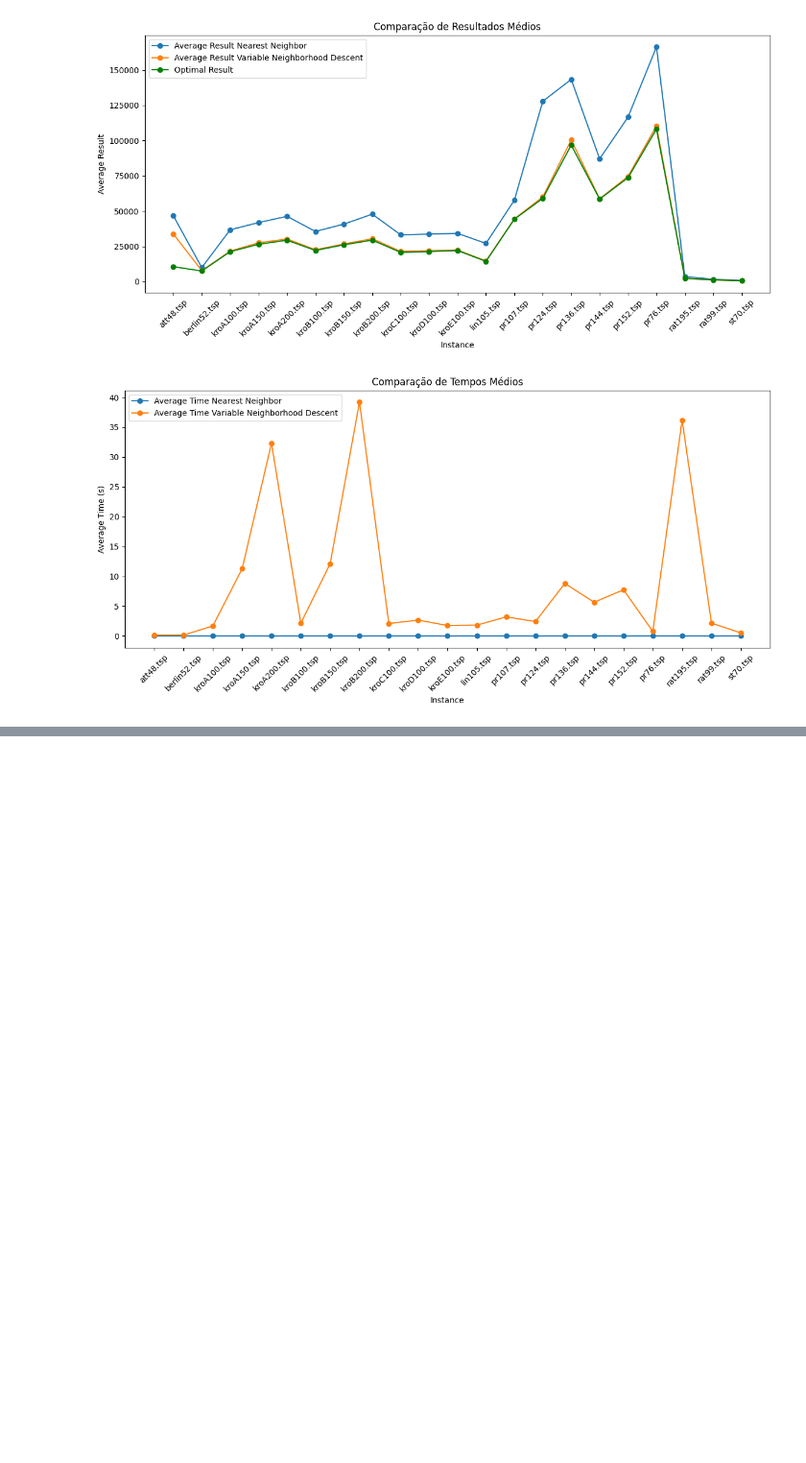
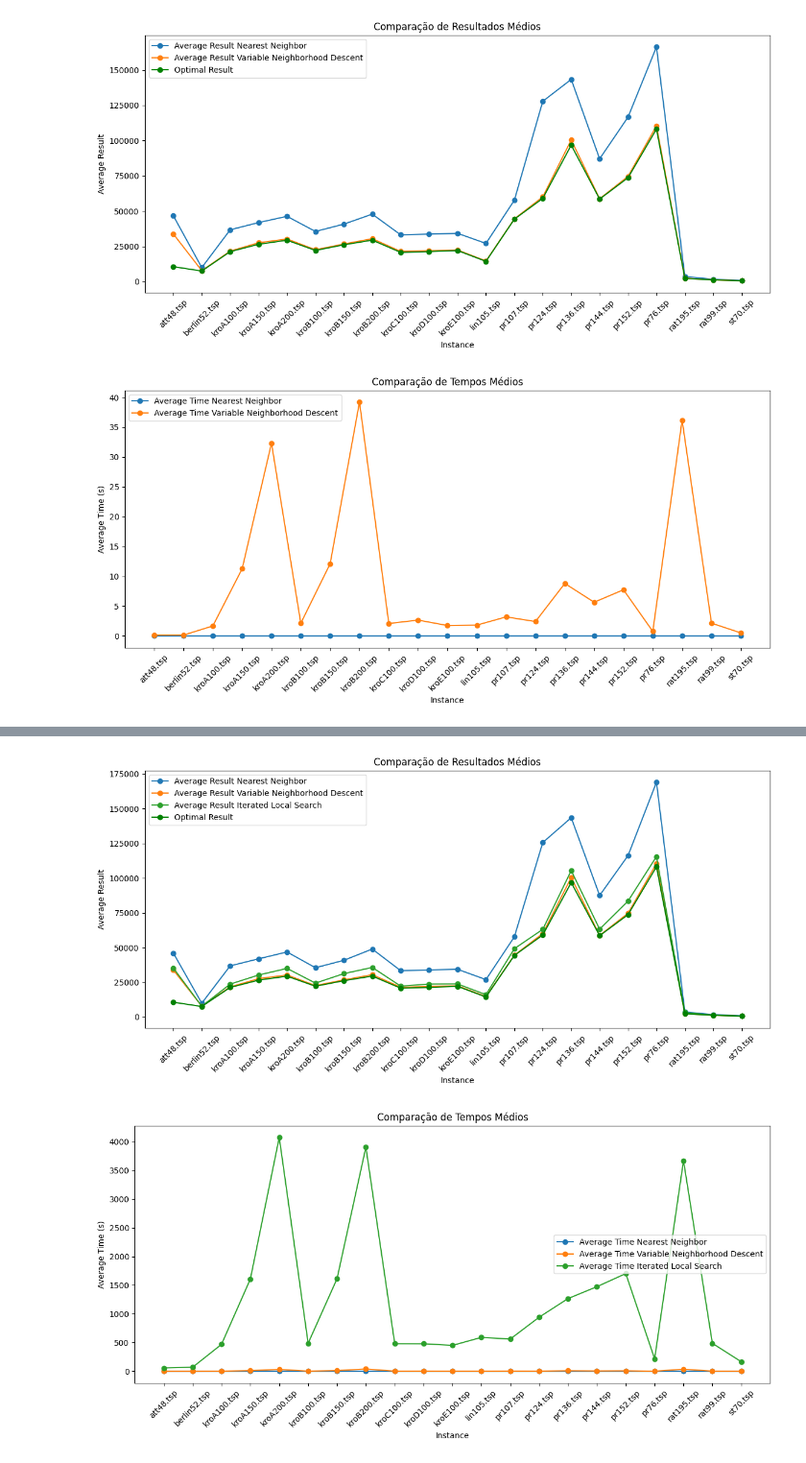
Before and after one commit to paduathiago/TSP-with-heuristics, a Jupyter notebook: report.ipynb, the cells around one changed output, grey strips where cells are left out. Shown: that part at 96% size. Saved outputs shown, nothing was run; the diff lists cells and outputs as text; code cells hidden in the pictures; blank space fills up the shorter version.

```diff
--- a/report.ipynb
+++ b/report.ipynb
@@ -17,13 +17,24 @@ class Report:
         self.df = pd.DataFrame(columns=["Instance", "Heuristic", "Time (s)", "Result"])
 
 
-    def generate_report(self, instance_path, mode="NN"):
-        heuristic = "Nearest Neighbor" if mode == "NN" else "VND"
+    def generate_report(self, instance_path, mode="NN", initial_temperature=400, alpha=0.99):
+        if mode == "NN":
+            heuristic = "Nearest Neighbor"
+        elif mode == "VND":
+            heuristic = "Variable Neighborhood Descent"
+        elif mode == "ILS":
+            heuristic = "Iterated Local Search"
 
-        start_time = time.time()
-        result = subprocess.run(['./heuristic', instance_path, mode], capture_output=True, text=True)
-        end_time = time.time()
-        elapsed_time = end_time - start_time
+        if mode == "ILS":
+            start_time = time.time()
+            result = subprocess.run(['./heuristic', instance_path, mode, str(initial_temperature), str(alpha)], capture_output=True, text=True)
+            end_time = time.time()
+            elapsed_time = end_time - start_time
+        else:
+            start_time = time.time()
+            result = subprocess.run(['./heuristic', instance_path, mode], capture_output=True, text=True)
+            end_time = time.time()
+            elapsed_time = end_time - start_time
 
         instance_path = re.sub(r'\w+\/', "", instance_path)
 
@@ -79,3 +126,11 @@ final_report_VND = report_VND.report(number_of_iterations=100, mode="VND")
+# %%
+report_VND = Report()
+# final_report_VND = report_VND.report(number_of_iterations=100, mode="VND")  # This might take a while
+# Luckily, I have saved the report to a csv file, so you can load it whenever you want
+final_report_VND = pd.read_csv("VND_report.csv")
+# %%
+report_ILS = Report()
+final_report_ILS = report_ILS.report(number_of_iterations=1, mode="ILS")
 # %%
 optimal = [
     ["att48.tsp", 48, "ATT", 10628],
@@ -107,7 +162,7 @@ def plot_comparison(dataframes):
     """
     Plot a comparison between the results and times of the heuristics
     """
-    methods = ["Nearest Neighbor", "Variable Neighborhood Descent"]  # TODO: Add third method
+    methods = ["Nearest Neighbor", "Variable Neighborhood Descent", "Iterated Local Search"]
 
     for dataframe, method in zip(dataframes, methods):
         dataframe.rename(columns={"Average Time (s)": f"Average Time {method}", "Average Result": f"Average Result {method}"}, inplace=True)
@@ -288,0 +436,5 @@ plot_comparison([final_report_NN, final_report_VND])
+# %%
+plot_comparison([final_report_NN, final_report_VND, final_report_ILS])
+# %% [output]
+[figure, added]
+[figure, added]
```
Also changed, not shown: parts of 15 cells of this notebook.
